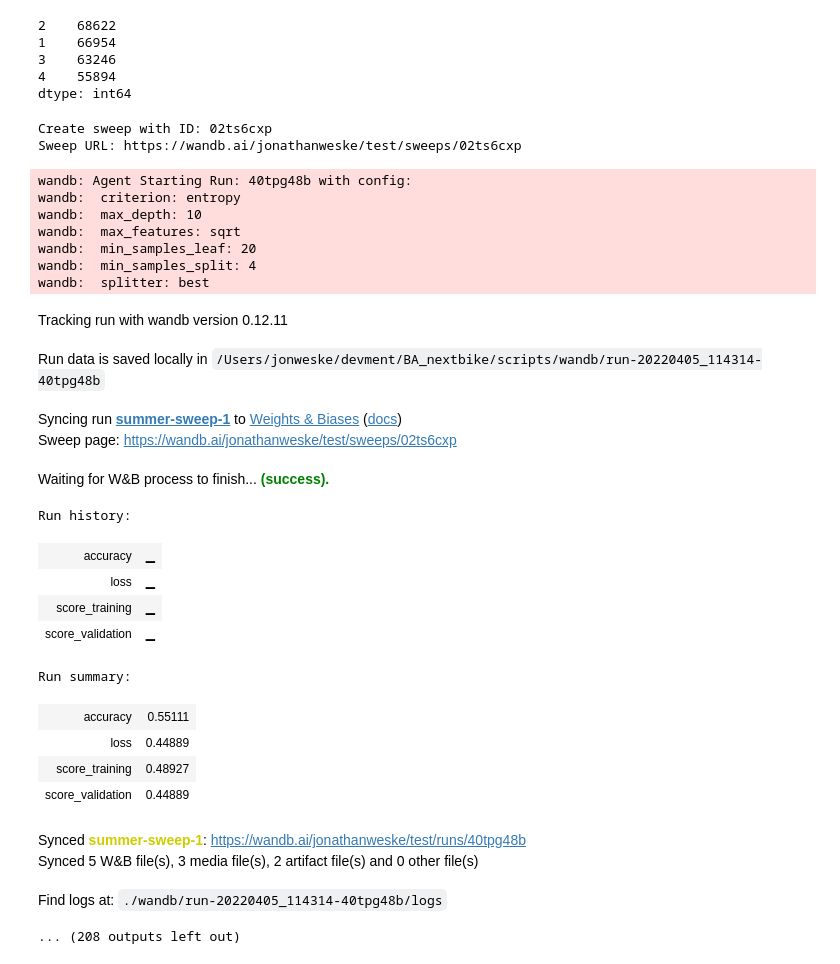
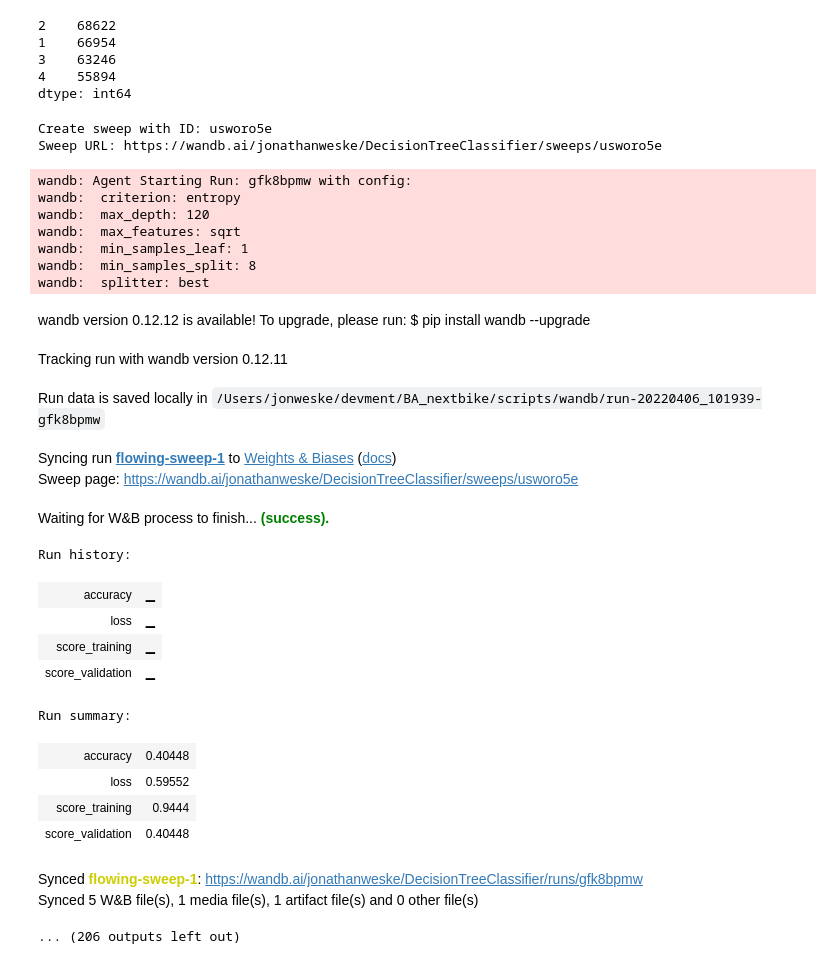
Before and after one commit to jw54kysa/bachelor_thesis_idle_time_prediction_nextbike, a Jupyter notebook: scripts/DecisionTreeClassifier1.ipynb, the cells around one changed output. Saved outputs shown, nothing was run; the diff lists cells and outputs as text; code cells hidden in the pictures.

```diff
--- a/scripts/DecisionTreeClassifier1.ipynb
+++ b/scripts/DecisionTreeClassifier1.ipynb
@@ -30,8 +30,7 @@ pd.DataFrame(y_test).value_counts()
 dtype: int64
 # %%
 sweep_configuration = {
-    "project": "RandomForestClass",
-    "name": "RFC-sweep-split-inorder",
+    "name": "DT-sweep-OvR",
     "metric": {"name": "accuracy", "goal": "maximize"},
     "method": "random",
     "parameters": {
@@ -56,10 +55,13 @@ sweep_configuration = {
     }
 }
 # %%
+from matplotlib import pyplot as plt
+from sklearn.multiclass import OneVsRestClassifier
 from sklearn.tree import DecisionTreeClassifier
 from sklearn.metrics import zero_one_loss, accuracy_score
 from sklearn.model_selection import cross_validate, cross_val_score, GridSearchCV
 from sklearn.ensemble import RandomForestClassifier
+from sklearn import tree
 import wandb
 import wandb
 
@@ -80,53 +82,56 @@ def my_train_func():
                                    min_samples_leaf=_min_samples_leaf,
                                    min_samples_split=_min_samples_split)
 
-    model.fit(X_train,y_train.ravel())
-    y_pred = model.predict(X_test)
+    clsf = OneVsRestClassifier(model)
+    clsf.fit(X_train,y_train.ravel())
+    y_pred = clsf.predict(X_test)
 
-    score_training = model.score(X_train, y_train.ravel())
-    score_validation = model.score(X_test, y_test.ravel())
+    score_training = clsf.score(X_train, y_train.ravel())
+    score_validation = clsf.score(X_test, y_test.ravel())
 
-    acc = zero_one_loss(y_test.ravel(), y_pred.ravel())
-    loss = accuracy_score(y_test.ravel(), y_pred.ravel())
+    acc = accuracy_score(y_test.ravel(), y_pred.ravel())
+    loss = zero_one_loss(y_test.ravel(), y_pred.ravel())
 
-    wandb.sklearn.plot_feature_importances(model, Predictors)
+    #tree.plot_tree(model, filled=True)
+
+    #wandb.sklearn.plot_feature_importances(model, Predictors)
 
     wandb.log({"accuracy": acc})
     wandb.log({"conf_matrix": wandb.plot.confusion_matrix(y_true=y_test.ravel(), preds=y_pred.ravel())})
-    wandb.log({"feature_imp": wandb.sklearn.plot_feature_importances(model, Predictors)})
+    #wandb.log({"feature_imp": wandb.sklearn.plot_feature_importances(model, Predictors)})
     wandb.log({"loss": loss})
     wandb.log({"score_training":score_training, "score_validation":score_validation})
 # %%
 # INIT SWEEP
-sweep_id_rfc = wandb.sweep(sweep_configuration, project="test")
+sweep_id_rfc = wandb.sweep(sweep_configuration, project="DecisionTreeClassifier")
 # RUN SWEEP
 wandb.agent(sweep_id_rfc, function=my_train_func)
 # %% [output]
-Create sweep with ID: 02ts6cxp
-Sweep URL: https://wandb.ai/jonathanweske/test/sweeps/02ts6cxp
+Create sweep with ID: usworo5e
+Sweep URL: https://wandb.ai/jonathanweske/DecisionTreeClassifier/sweeps/usworo5e
-wandb: Agent Starting Run: 40tpg48b with config:
+wandb: Agent Starting Run: gfk8bpmw with config:
 wandb:  criterion: entropy
-wandb:  max_depth: 10
+wandb:  max_depth: 120
 wandb:  max_features: sqrt
-wandb:  min_samples_leaf: 20
-wandb:  min_samples_split: 4
+wandb:  min_samples_leaf: 1
+wandb:  min_samples_split: 8
 wandb:  splitter: best
-Tracking run with wandb version 0.12.11
+wandb version 0.12.12 is available! To upgrade, please run: $ pip install wandb --upgrade
-Run data is saved locally in /Users/jonweske/devment/BA_nextbike/scripts/wandb/run-20220405_114314-40tpg48b
+Tracking run with wandb version 0.12.11
-Syncing run summer-sweep-1 to Weights & Biases (docs)
-Sweep page: https://wandb.ai/jonathanweske/test/sweeps/02ts6cxp
+Run data is saved locally in /Users/jonweske/devment/BA_nextbike/scripts/wandb/run-20220406_101939-gfk8bpmw
-Waiting for W&B process to finish... (success).
+Syncing run flowing-sweep-1 to Weights & Biases (docs)
+Sweep page: https://wandb.ai/jonathanweske/DecisionTreeClassifier/sweeps/usworo5e
+Waiting for W&B process to finish... (success).
 Run history:
 | accuracy | ▁ |
 | loss | ▁ |
 | score_training | ▁ |
 | score_validation | ▁ |
 Run summary:
-| accuracy | 0.55111 |
-| loss | 0.44889 |
-| score_training | 0.48927 |
-| score_validation | 0.44889 |
+| accuracy | 0.40448 |
+| loss | 0.59552 |
+| score_training | 0.9444 |
+| score_validation | 0.40448 |
-Synced summer-sweep-1: https://wandb.ai/jonathanweske/test/runs/40tpg48b
-Synced 5 W&B file(s), 3 media file(s), 2 artifact file(s) and 0 other file(s)
-Find logs at: ./wandb/run-20220405_114314-40tpg48b/logs
+Synced flowing-sweep-1: https://wandb.ai/jonathanweske/DecisionTreeClassifier/runs/gfk8bpmw
+Synced 5 W&B file(s), 1 media file(s), 1 artifact file(s) and 0 other file(s)
-... (208 outputs left out)
+... (206 outputs left out)
```
Also changed, not shown: parts of 1 cell of this notebook, 8 other files.
